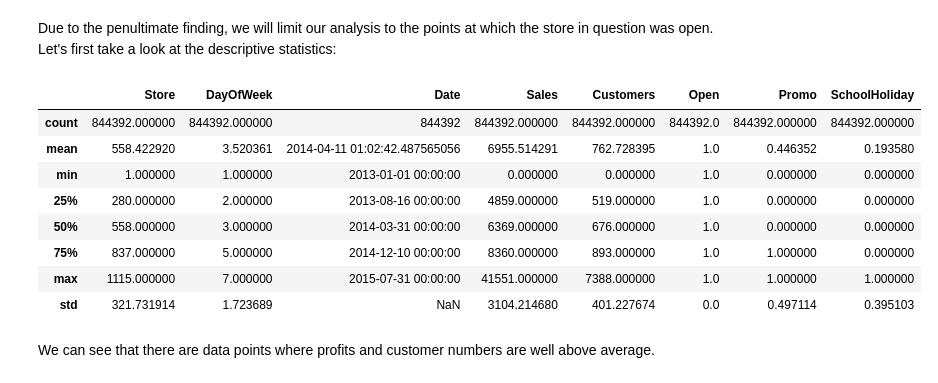
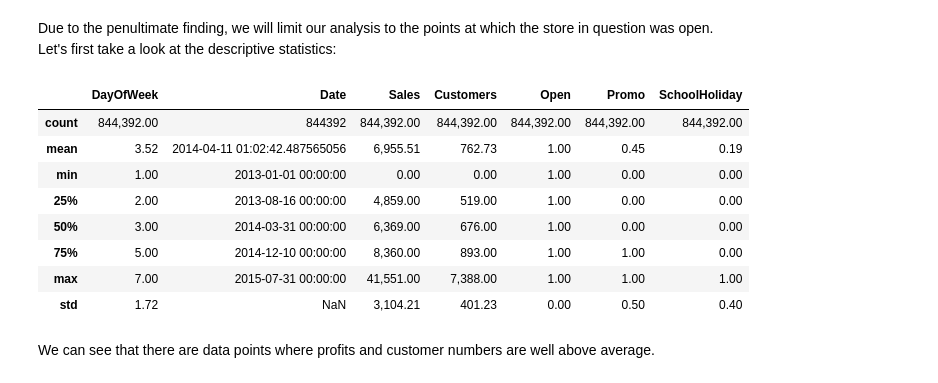
Before and after one commit to xaviermondragon/rossmann, a Jupyter notebook: notebooks/1_sales_eda.ipynb, the cells around one changed output. Saved outputs shown, nothing was run; the diff lists cells and outputs as text; code cells hidden in the pictures.

```diff
--- a/notebooks/1_sales_eda.ipynb
+++ b/notebooks/1_sales_eda.ipynb
@@ -121,17 +123,18 @@ sales_df[(sales_df['Sales'] == 0) & (sales_df['Open'] == 1)]
 Due to the penultimate finding, we will limit our analysis to the points at which the store in question was open. Let's first take a look at the descriptive statistics:
 # %%
 sales_open_df = sales_df[sales_df['Open'] == 1]
-sales_open_df.describe()#.apply(lambda x: x.apply('{0:.5f}'.format))
+pd.options.display.float_format = "{:,.2f}".format
+sales_open_df.drop('Store', axis=1).describe()
 # %% [output]
-|  | Store | DayOfWeek | Date | Sales | Customers | Open | Promo | SchoolHoliday |
-| count | 844392.000000 | 844392.000000 | 844392 | 844392.000000 | 844392.000000 | 844392.0 | 844392.000000 | 844392.000000 |
-| mean | 558.422920 | 3.520361 | 2014-04-11 01:02:42.487565056 | 6955.514291 | 762.728395 | 1.0 | 0.446352 | 0.193580 |
-| min | 1.000000 | 1.000000 | 2013-01-01 00:00:00 | 0.000000 | 0.000000 | 1.0 | 0.000000 | 0.000000 |
-| 25% | 280.000000 | 2.000000 | 2013-08-16 00:00:00 | 4859.000000 | 519.000000 | 1.0 | 0.000000 | 0.000000 |
-| 50% | 558.000000 | 3.000000 | 2014-03-31 00:00:00 | 6369.000000 | 676.000000 | 1.0 | 0.000000 | 0.000000 |
-| 75% | 837.000000 | 5.000000 | 2014-12-10 00:00:00 | 8360.000000 | 893.000000 | 1.0 | 1.000000 | 0.000000 |
-| max | 1115.000000 | 7.000000 | 2015-07-31 00:00:00 | 41551.000000 | 7388.000000 | 1.0 | 1.000000 | 1.000000 |
-| std | 321.731914 | 1.723689 | NaN | 3104.214680 | 401.227674 | 0.0 | 0.497114 | 0.395103 |
+|  | DayOfWeek | Date | Sales | Customers | Open | Promo | SchoolHoliday |
+| count | 844,392.00 | 844392 | 844,392.00 | 844,392.00 | 844,392.00 | 844,392.00 | 844,392.00 |
+| mean | 3.52 | 2014-04-11 01:02:42.487565056 | 6,955.51 | 762.73 | 1.00 | 0.45 | 0.19 |
+| min | 1.00 | 2013-01-01 00:00:00 | 0.00 | 0.00 | 1.00 | 0.00 | 0.00 |
+| 25% | 2.00 | 2013-08-16 00:00:00 | 4,859.00 | 519.00 | 1.00 | 0.00 | 0.00 |
+| 50% | 3.00 | 2014-03-31 00:00:00 | 6,369.00 | 676.00 | 1.00 | 0.00 | 0.00 |
+| 75% | 5.00 | 2014-12-10 00:00:00 | 8,360.00 | 893.00 | 1.00 | 1.00 | 0.00 |
+| max | 7.00 | 2015-07-31 00:00:00 | 41,551.00 | 7,388.00 | 1.00 | 1.00 | 1.00 |
+| std | 1.72 | NaN | 3,104.21 | 401.23 | 0.00 | 0.50 | 0.40 |
 # %% [markdown]
 We can see that there are data points where profits and customer numbers are well above average.
 # %%
```
Also changed, not shown: parts of 16 cells of this notebook.
